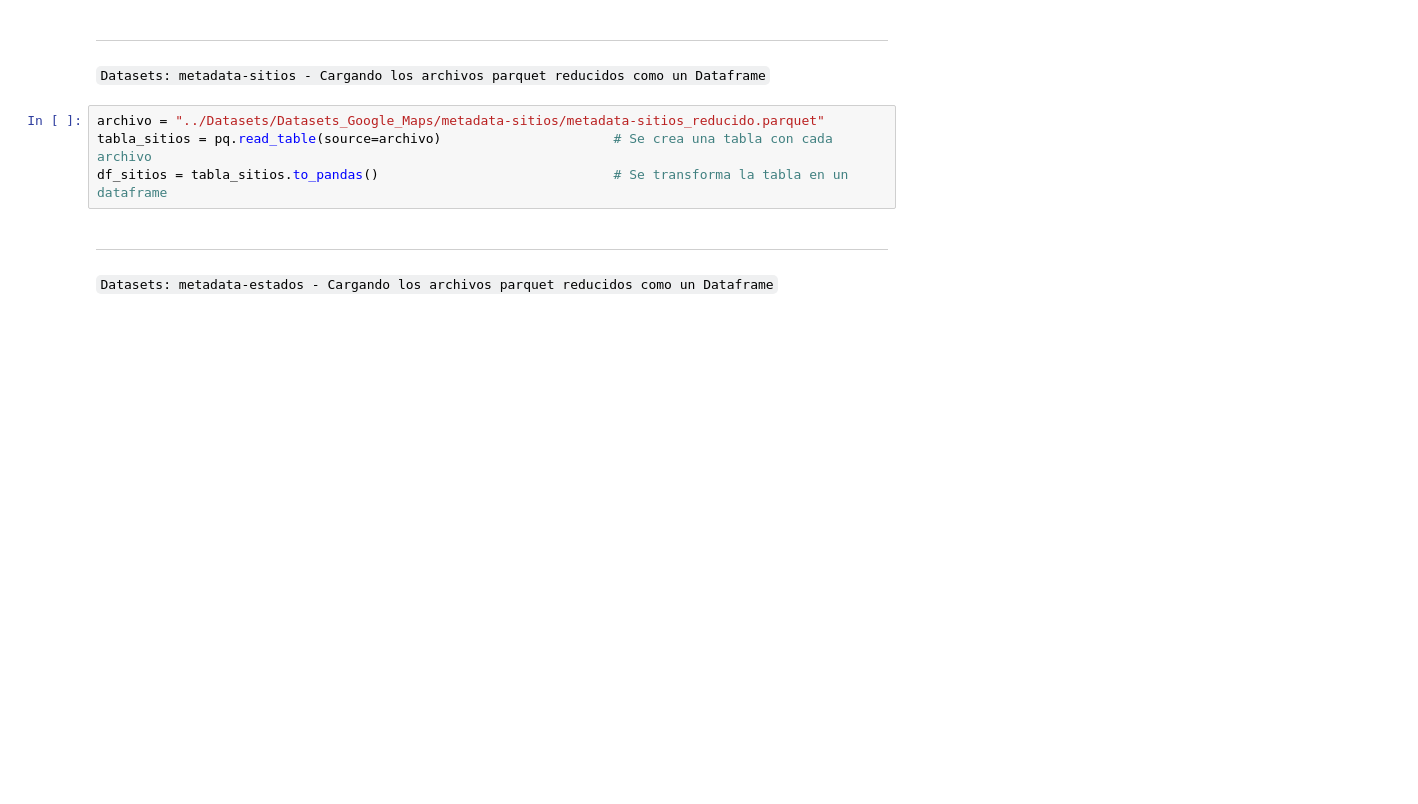
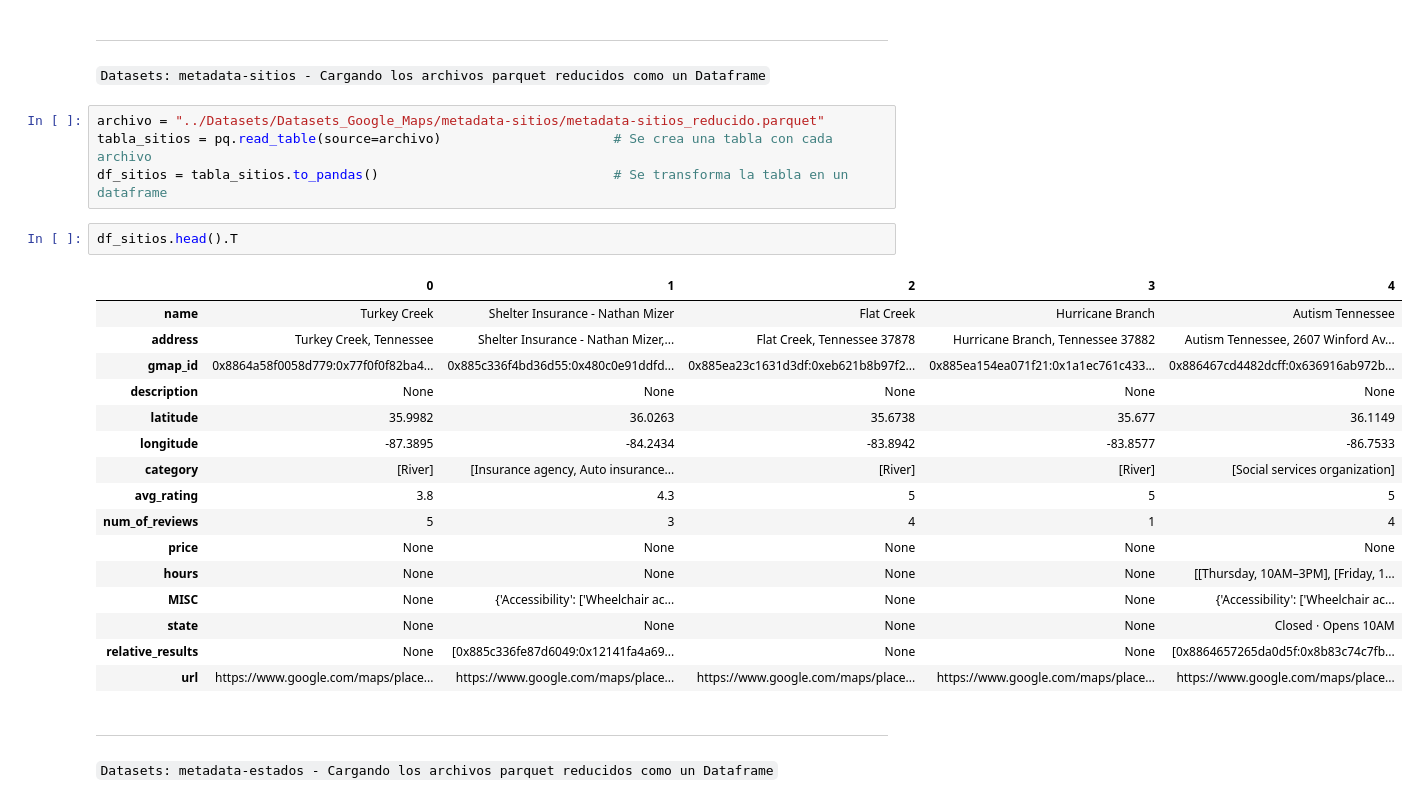
Before and after one commit to lesmengp/Proyecto-Final-Grupo-07, a Jupyter notebook: ETL/CargarDatasetsParquet.ipynb, the cells around one changed output. Cells and saved outputs as stored; diff of their text form; blank space fills up the shorter version.

```diff
--- a/ETL/CargarDatasetsParquet.ipynb
+++ b/ETL/CargarDatasetsParquet.ipynb
@@ -83,6 +162,25 @@ df_user_reducido_concatenado = df_user_reducido_concatenado.reset_index(drop=Tru
 archivo = "../Datasets/Datasets_Google_Maps/metadata-sitios/metadata-sitios_reducido.parquet"
 tabla_sitios = pq.read_table(source=archivo)                      # Se crea una tabla con cada archivo
 df_sitios = tabla_sitios.to_pandas()                              # Se transforma la tabla en un dataframe
+# %%
+df_sitios.head().T
+# %% [output]
+|  | 0 | 1 | 2 | 3 | 4 |
+| name | Turkey Creek | Shelter Insurance - Nathan Mizer | Flat Creek | Hurricane Branch | Autism Tennessee |
+| address | Turkey Creek, Tennessee | Shelter Insurance - Nathan Mizer,... | Flat Creek, Tennessee 37878 | Hurricane Branch, Tennessee 37882 | Autism Tennessee, 2607 Winford Av... |
+| gmap_id | 0x8864a58f0058d779:0x77f0f0f82ba4... | 0x885c336f4bd36d55:0x480c0e91ddfd... | 0x885ea23c1631d3df:0xeb621b8b97f2... | 0x885ea154ea071f21:0x1a1ec761c433... | 0x886467cd4482dcff:0x636916ab972b... |
+| description | None | None | None | None | None |
+| latitude | 35.9982 | 36.0263 | 35.6738 | 35.677 | 36.1149 |
+| longitude | -87.3895 | -84.2434 | -83.8942 | -83.8577 | -86.7533 |
+| category | [River] | [Insurance agency, Auto insurance... | [River] | [River] | [Social services organization] |
+| avg_rating | 3.8 | 4.3 | 5 | 5 | 5 |
+| num_of_reviews | 5 | 3 | 4 | 1 | 4 |
+| price | None | None | None | None | None |
+| hours | None | None | None | None | [[Thursday, 10AM–3PM], [Friday, 1... |
+| MISC | None | {'Accessibility': ['Wheelchair ac... | None | None | {'Accessibility': ['Wheelchair ac... |
+| state | None | None | None | None | Closed ⋅ Opens 10AM |
+| relative_results | None | [0x885c336fe87d6049:0x12141fa4a69... | None | None | [0x8864657265da0d5f:0x8b83c74c7fb... |
+| url | https://www.google.com/maps/place... | https://www.google.com/maps/place... | https://www.google.com/maps/place... | https://www.google.com/maps/place... | https://www.google.com/maps/place... |
 # %% [markdown]
 - - -
 `Datasets: metadata-estados - Cargando los archivos parquet reducidos como un Dataframe`
```
Also changed, not shown: parts of 8 cells of this notebook, 1 other file.
